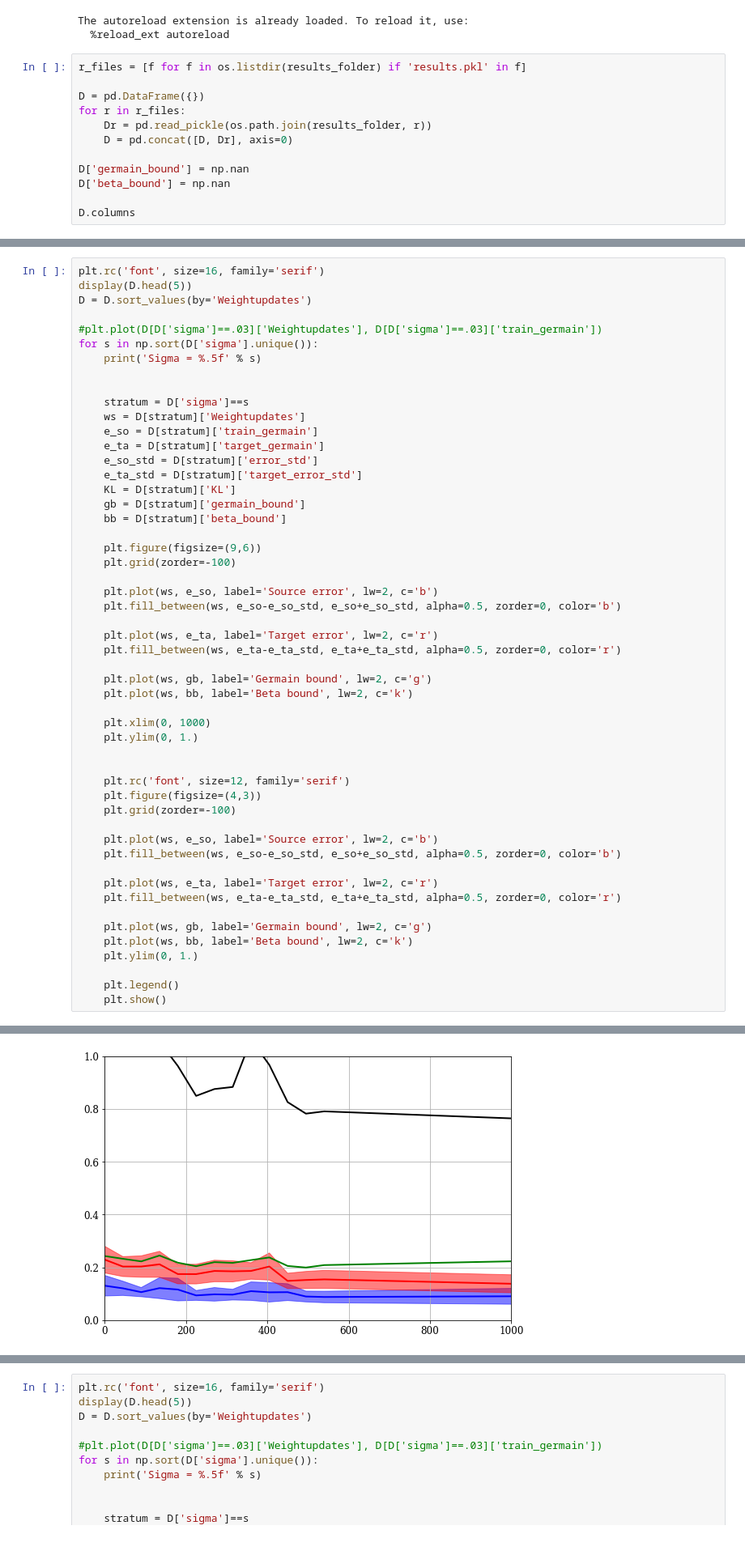
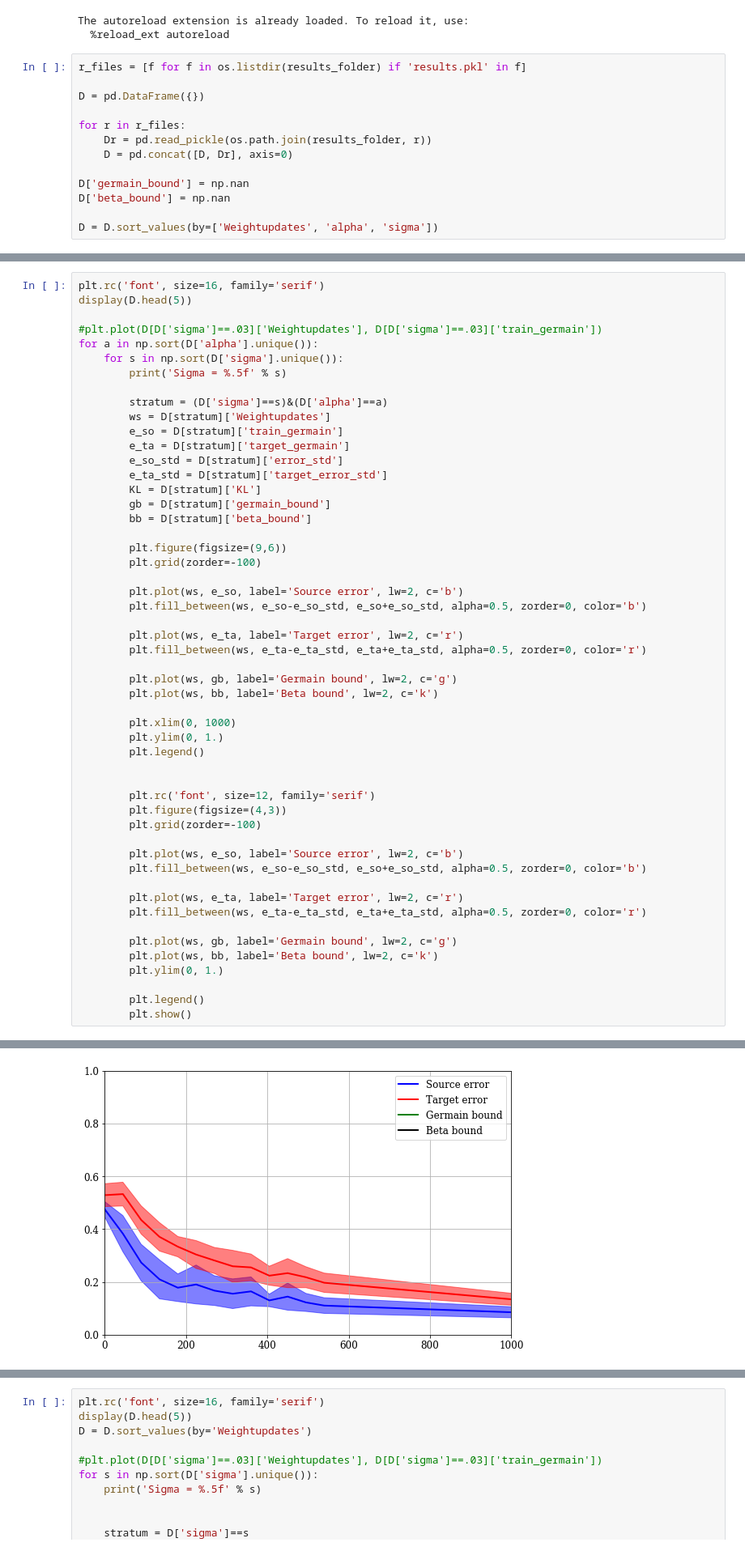
Before and after one commit to Breitholtz/mnist_transfer, a Jupyter notebook: batch_inspect_bounds.ipynb, the cells around one changed output, grey strips where cells are left out. Shown at 81% size. Cells and saved outputs as stored; diff of their text form.

```diff
--- a/batch_inspect_bounds.ipynb
+++ b/batch_inspect_bounds.ipynb
@@ -46,6 +46,7 @@ The autoreload extension is already loaded. To reload it, use:
 r_files = [f for f in os.listdir(results_folder) if 'results.pkl' in f]
 
 D = pd.DataFrame({})
+
 for r in r_files:
     Dr = pd.read_pickle(os.path.join(results_folder, r))
     D = pd.concat([D, Dr], axis=0)
@@ -53,4 +54,4 @@ for r in r_files:
 D['germain_bound'] = np.nan
 D['beta_bound'] = np.nan
 
-D.columns
+D = D.sort_values(by=['Weightupdates', 'alpha', 'sigma'])
@@ -102,54 +102,54 @@ Starting gridsearch....
 # %%
 plt.rc('font', size=16, family='serif')
 display(D.head(5))
-D = D.sort_values(by='Weightupdates')
 
 #plt.plot(D[D['sigma']==.03]['Weightupdates'], D[D['sigma']==.03]['train_germain'])
-for s in np.sort(D['sigma'].unique()):
-    print('Sigma = %.5f' % s)
+for a in np.sort(D['alpha'].unique()):
+    for s in np.sort(D['sigma'].unique()):
+        print('Sigma = %.5f' % s)
+
+        stratum = (D['sigma']==s)&(D['alpha']==a)
+        ws = D[stratum]['Weightupdates']
+        e_so = D[stratum]['train_germain']
+        e_ta = D[stratum]['target_germain']
+        e_so_std = D[stratum]['error_std']
+        e_ta_std = D[stratum]['target_error_std']
+        KL = D[stratum]['KL']
+        gb = D[stratum]['germain_bound']
+        bb = D[stratum]['beta_bound']
+
+        plt.figure(figsize=(9,6))
+        plt.grid(zorder=-100)
+
+        plt.plot(ws, e_so, label='Source error', lw=2, c='b')
+        plt.fill_between(ws, e_so-e_so_std, e_so+e_so_std, alpha=0.5, zorder=0, color='b')
+
+        plt.plot(ws, e_ta, label='Target error', lw=2, c='r')
+        plt.fill_between(ws, e_ta-e_ta_std, e_ta+e_ta_std, alpha=0.5, zorder=0, color='r')
+
+        plt.plot(ws, gb, label='Germain bound', lw=2, c='g')
+        plt.plot(ws, bb, label='Beta bound', lw=2, c='k')
+
+        plt.xlim(0, 1000)
+        plt.ylim(0, 1.)
+        plt.legend()
 
 
-    stratum = D['sigma']==s
-    ws = D[stratum]['Weightupdates']
-    e_so = D[stratum]['train_germain']
-    e_ta = D[stratum]['target_germain']
-    e_so_std = D[stratum]['error_std']
-    e_ta_std = D[stratum]['target_error_std']
-    KL = D[stratum]['KL']
-    gb = D[stratum]['germain_bound']
-    bb = D[stratum]['beta_bound']
+        plt.rc('font', size=12, family='serif')
+        plt.figure(figsize=(4,3))
+        plt.grid(zorder=-100)
 
-    plt.figure(figsize=(9,6))
-    plt.grid(zorder=-100)
+        plt.plot(ws, e_so, label='Source error', lw=2, c='b')
+        plt.fill_between(ws, e_so-e_so_std, e_so+e_so_std, alpha=0.5, zorder=0, color='b')
 
-    plt.plot(ws, e_so, label='Source error', lw=2, c='b')
-    plt.fill_between(ws, e_so-e_so_std, e_so+e_so_std, alpha=0.5, zorder=0, color='b')
+        plt.plot(ws, e_ta, label='Target error', lw=2, c='r')
+        plt.fill_between(ws, e_ta-e_ta_std, e_ta+e_ta_std, alpha=0.5, zorder=0, color='r')
 
-    plt.plot(ws, e_ta, label='Target error', lw=2, c='r')
-    plt.fill_between(ws, e_ta-e_ta_std, e_ta+e_ta_std, alpha=0.5, zorder=0, color='r')
+        plt.plot(ws, gb, label='Germain bound', lw=2, c='g')
+        plt.plot(ws, bb, label='Beta bound', lw=2, c='k')
+        plt.ylim(0, 1.)
 
-    plt.plot(ws, gb, label='Germain bound', lw=2, c='g')
-    plt.plot(ws, bb, label='Beta bound', lw=2, c='k')
-
-    plt.xlim(0, 1000)
-    plt.ylim(0, 1.)
-
-
-    plt.rc('font', size=12, family='serif')
-    plt.figure(figsize=(4,3))
-    plt.grid(zorder=-100)
-
-    plt.plot(ws, e_so, label='Source error', lw=2, c='b')
-    plt.fill_between(ws, e_so-e_so_std, e_so+e_so_std, alpha=0.5, zorder=0, color='b')
-
-    plt.plot(ws, e_ta, label='Target error', lw=2, c='r')
-    plt.fill_between(ws, e_ta-e_ta_std, e_ta+e_ta_std, alpha=0.5, zorder=0, color='r')
-
-    plt.plot(ws, gb, label='Germain bound', lw=2, c='g')
-    plt.plot(ws, bb, label='Beta bound', lw=2, c='k')
-    plt.ylim(0, 1.)
-
-    plt.legend()
-    plt.show()
+        plt.legend()
+        plt.show()
 # %% [output]
 |  | Weightupdates | train_germain | target_germain | KL | e_s | e_t | d_tx | d_sx | error_std | ... |
@@ -168,2 +168,2 @@ Sigma = 0.01000
 Sigma = 0.03000
-[figure, old version]
+[figure, new version]
```
Also changed, not shown: parts of 3 cells of this notebook, 1 other file.
